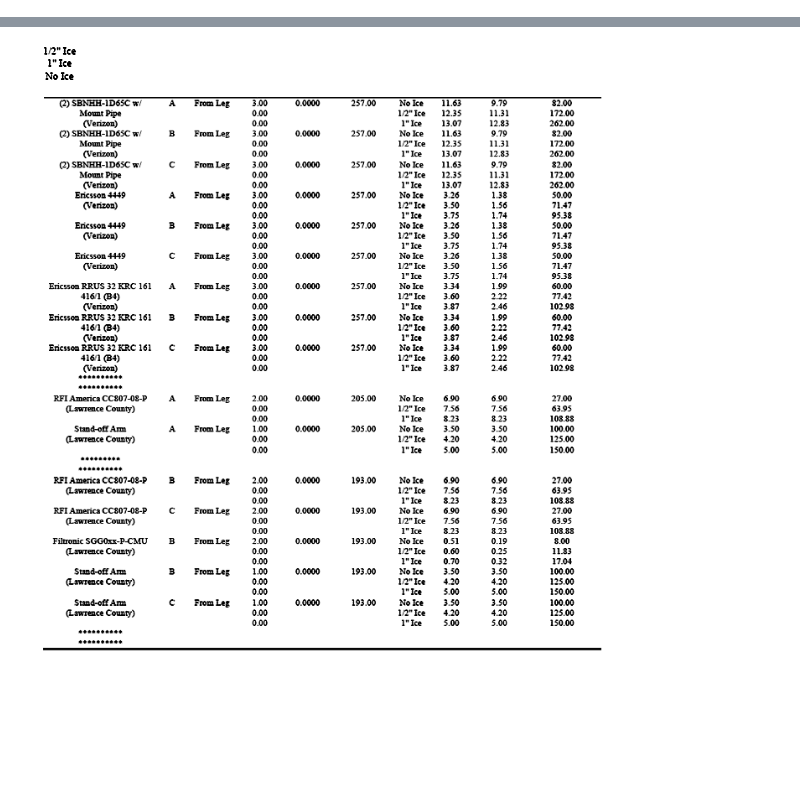
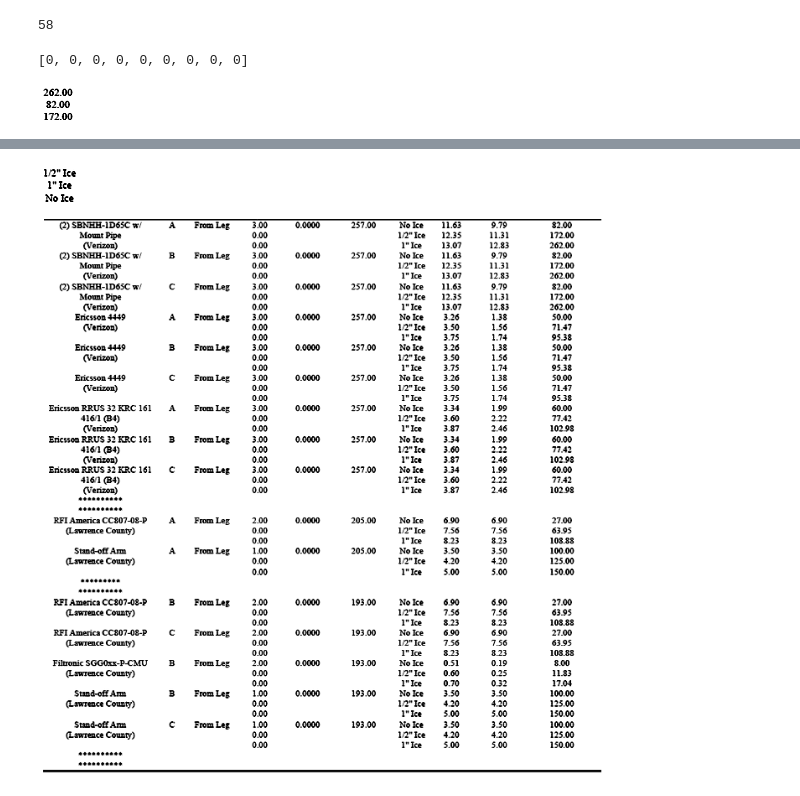
Before and after one commit to Juan1401123/FlyCowOCRD, a Jupyter notebook: test.ipynb, the cells around one changed output, grey strips where cells are left out. Saved outputs shown, nothing was run; the diff lists cells and outputs as text; code cells hidden in the pictures; blank space fills up the shorter version.

```diff
--- a/test.ipynb
+++ b/test.ipynb
@@ -100,3 +207,15 @@ rowless_used=[]
+# %%
+math.floor(height / (row_size - 1.5))
+# %% [output]
+58
+# %%
+rowless_used
+# %% [output]
+[0, 0, 0, 0, 0, 0, 0, 0, 0]
+# %%
+col_crop.crop((0, top, width, bottom+23))
+# %% [output]
+[figure, added]
 # %%
 listpivot=['Noe,1/2"Ice,1"Ice','No Ice,1/2"Ice,1"Ice','NoIe,1/2"Ice,1"Ice','NoIce,1/2"Ice,1"Ice','1"Ice,Noe,/2"Ice','1"Ice,Noe,1/2"Ice','1"Ice,Noe,1/"Ice','1"Ice,NoIce,1/2"Ice','1"Ice,NoIce,/2"Ice']
 for filename in os.listdir(inputimg):
```
Also changed, not shown: parts of 34 cells of this notebook, 2 other files.
